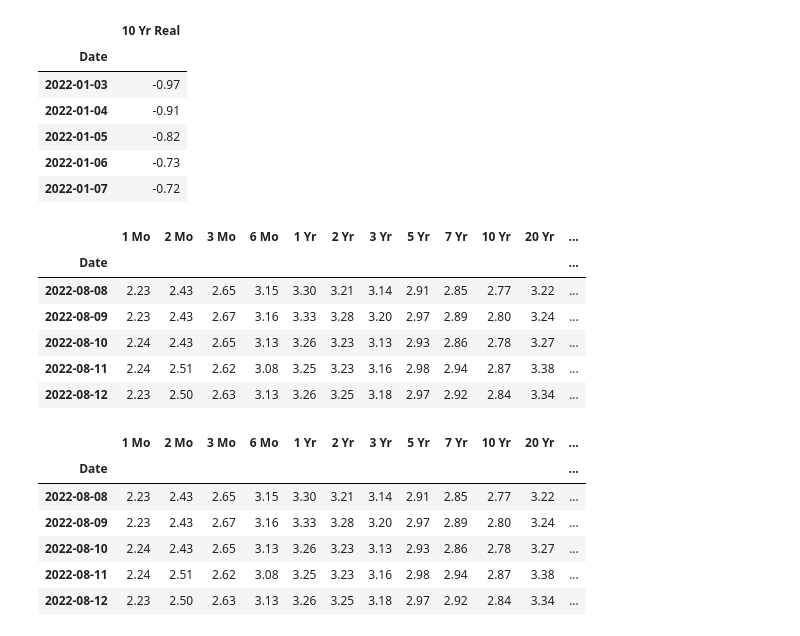
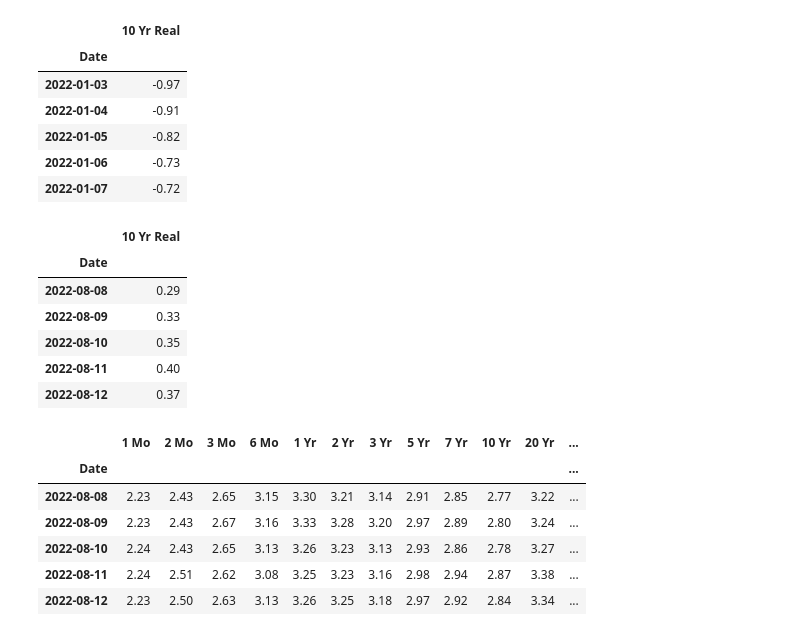
Before and after one commit to dbogatic/economic-indicators, a Jupyter notebook: yield_curve.ipynb, the cells around one changed output. Drawn from its saved outputs; the diff is of its cells as text; code cells hidden in the pictures.

Commit message:
updated real yield data

```diff
--- a/yield_curve.ipynb
+++ b/yield_curve.ipynb
@@ -183,15 +183,15 @@ yield_real_data_2022.head()
 | 2022-01-07 | -0.72 |
 # %%
 yield_real_data = pd.concat([yield_real_data_2003_2021, yield_real_data_2022],axis=0)
-yield_data.tail()
+yield_real_data.tail()
 # %% [output]
-|  | 1 Mo | 2 Mo | 3 Mo | 6 Mo | 1 Yr | 2 Yr | 3 Yr | 5 Yr | 7 Yr | 10 Yr | 20 Yr | ... |
-| Date |  |  |  |  |  |  |  |  |  |  |  | ... |
-| 2022-08-08 | 2.23 | 2.43 | 2.65 | 3.15 | 3.30 | 3.21 | 3.14 | 2.91 | 2.85 | 2.77 | 3.22 | ... |
-| 2022-08-09 | 2.23 | 2.43 | 2.67 | 3.16 | 3.33 | 3.28 | 3.20 | 2.97 | 2.89 | 2.80 | 3.24 | ... |
-| 2022-08-10 | 2.24 | 2.43 | 2.65 | 3.13 | 3.26 | 3.23 | 3.13 | 2.93 | 2.86 | 2.78 | 3.27 | ... |
-| 2022-08-11 | 2.24 | 2.51 | 2.62 | 3.08 | 3.25 | 3.23 | 3.16 | 2.98 | 2.94 | 2.87 | 3.38 | ... |
-| 2022-08-12 | 2.23 | 2.50 | 2.63 | 3.13 | 3.26 | 3.25 | 3.18 | 2.97 | 2.92 | 2.84 | 3.34 | ... |
+|  | 10 Yr Real |
+| Date |  |
+| 2022-08-08 | 0.29 |
+| 2022-08-09 | 0.33 |
+| 2022-08-10 | 0.35 |
+| 2022-08-11 | 0.40 |
+| 2022-08-12 | 0.37 |
 # %%
 
 yield_data['10 YR Real'] = yield_real_data['10 Yr Real']
```
